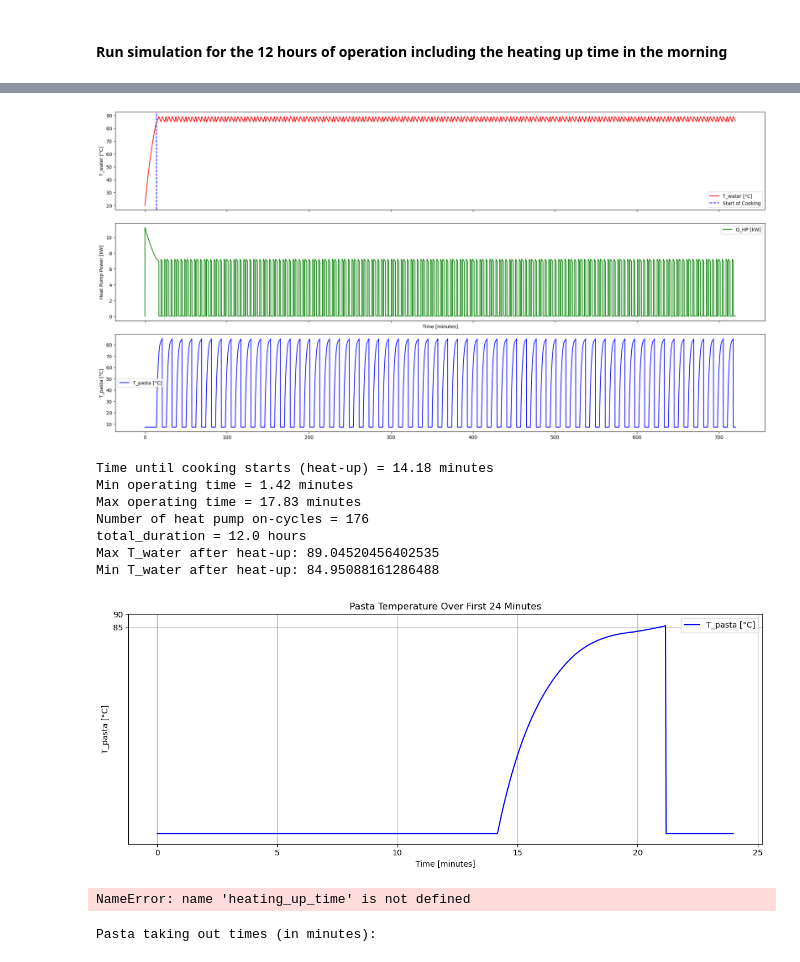
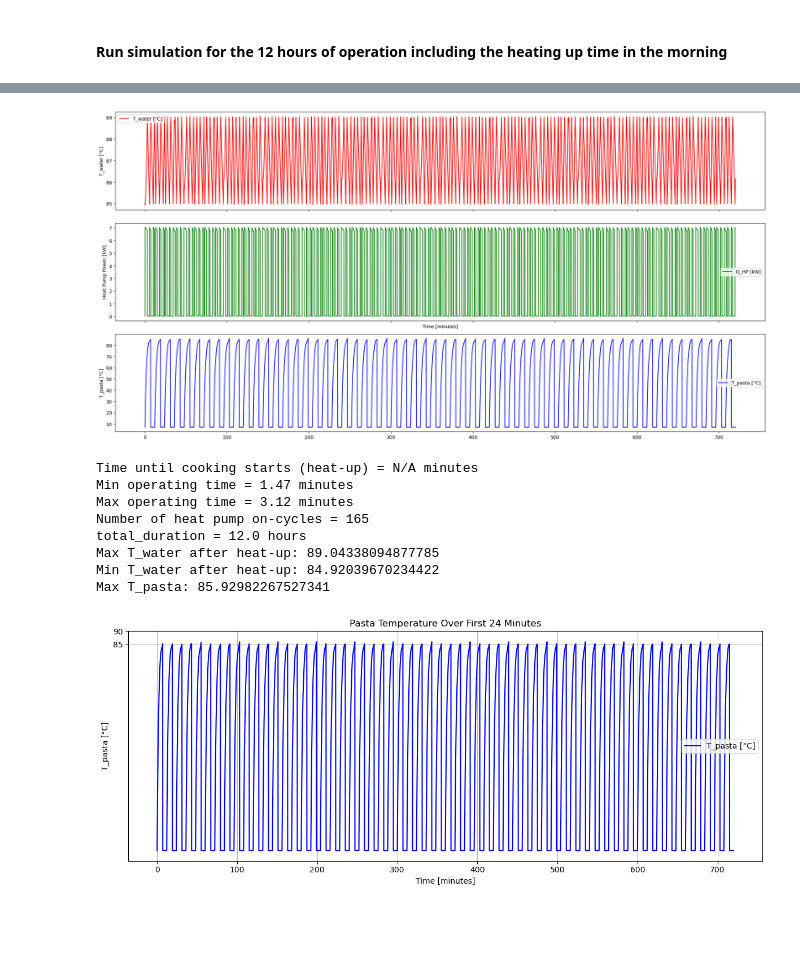
Before and after one commit to ahaeseli/SHC_project, a Jupyter notebook: main model/control_strategy copy.ipynb, the cells around one changed output, grey strips where cells are left out. Drawn from its saved outputs; the diff is of its cells as text; code cells hidden in the pictures; blank space fills up the shorter version.

```diff
--- a/main model/control_strategy copy.ipynb
+++ b/main model/control_strategy copy.ipynb
@@ -317,10 +317,10 @@ def temp_store_with_pasta(T, t, Q_WP, m_water, m_pasta, c_water, c_pasta):
 # %%
 # --- Main simulation ---
 
-def T_water_and_pasta(T_WP_on, T_WP_off, duration_s,op_times, V_store=V_water):
+def T_water_and_pasta(T_WP_on, T_WP_off, duration_s,op_times, V_store):
     t = np.linspace(0, duration_s, duration_s)
     T_water = np.zeros(duration_s)
-    T_pasta = np.full(duration_s, T_pasta_0)
+    T_pasta = np.full(duration_s, T_pasta_0, dtype=float)
     Q_WPs = np.zeros(duration_s)
 
     T0_water = T_WP_on
@@ -529,8 +611,8 @@ T_WP_on, T_WP_off = best_result
 
 # Run simulation with best parameters
 op_times = []
-t, Q_WPs, T_water, T_pasta, start_index = T_water_and_pasta_with_heatup(
-    T_WP_on, T_WP_off, V_water, duration_seconds, op_times, m_water, m_pasta
+t, Q_WPs, T_water, T_pasta = T_water_and_pasta(
+    T_WP_on, T_WP_off, duration_seconds, op_times, V_water
 )
 
 # --- Plot results ---
@@ -563,53 +645,46 @@ print("Min operating time =", min_op, "minutes")
 print("Max operating time =", max_op, "minutes")
 print("Number of heat pump on-cycles =", num_cycles)
 print("total_duration =", total_duration, "hours")
-print("Max T_water after heat-up:", max(T_water[start_index:]))
-print("Min T_water after heat-up:", min(T_water[start_index:]))
+print("Max T_water after heat-up:", max(T_water))
+print("Min T_water after heat-up:", min(T_water))
+print("Max T_pasta:", max(T_pasta))
 # %% [output]
-[figure, old version]
+[figure, new version]
-Time until cooking starts (heat-up) = 14.18 minutes
-Min operating time = 1.42 minutes
-Max operating time = 17.83 minutes
-Number of heat pump on-cycles = 176
+Time until cooking starts (heat-up) = N/A minutes
+Min operating time = 1.47 minutes
+Max operating time = 3.12 minutes
+Number of heat pump on-cycles = 165
 total_duration = 12.0 hours
-Max T_water after heat-up: 89.04520456402535
-Min T_water after heat-up: 84.95088161286488
+Max T_water after heat-up: 89.04338094877785
+Min T_water after heat-up: 84.92039670234422
+Max T_pasta: 85.92982267527341
 # %%
 import matplotlib.pyplot as plt
 import numpy as np
 
 # Limit to the first 24 minutes
-time_limit_minutes = 24
+time_limit_minutes = 60 * 12
 time_limit_seconds = time_limit_minutes * 60
 
 # Create a mask for time ≤ 24 minutes
 mask = t <= time_limit_seconds
 
 # Apply the mask to time and temperature arrays
 t_limited = t[mask]
 T_pasta_limited = T_pasta[mask]
 
 plt.figure(figsize=(12, 5))
 plt.plot(t_limited / 60, T_pasta_limited, 'b-', label='T_pasta [°C]')
 plt.xlabel('Time [minutes]')
 plt.ylabel('T_pasta [°C]')
 plt.title('Pasta Temperature Over First 24 Minutes')
 plt.grid(True)
 plt.legend()
 
 # Set y-axis ticks at 85 and 90 °C
 plt.yticks([85, 90])
 
 plt.tight_layout()
 plt.show()
 # %% [output]
-[figure, old version]
+[figure, new version]
-# %%
-print(heating_up_time)
-# %% [output]
-NameError: name 'heating_up_time' is not defined
-# %%
-#print time of pasta taking out
-print("Pasta taking out times (in minutes):")
-# %% [output]
-Pasta taking out times (in minutes):
```
Also changed, not shown: parts of 3 cells of this notebook.
